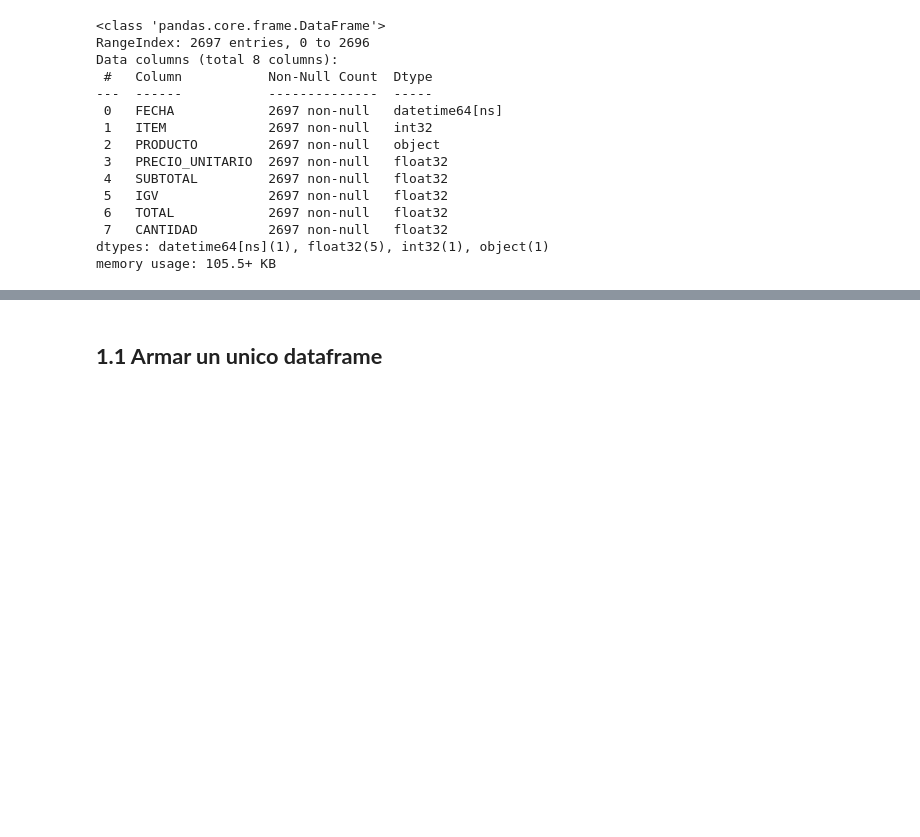
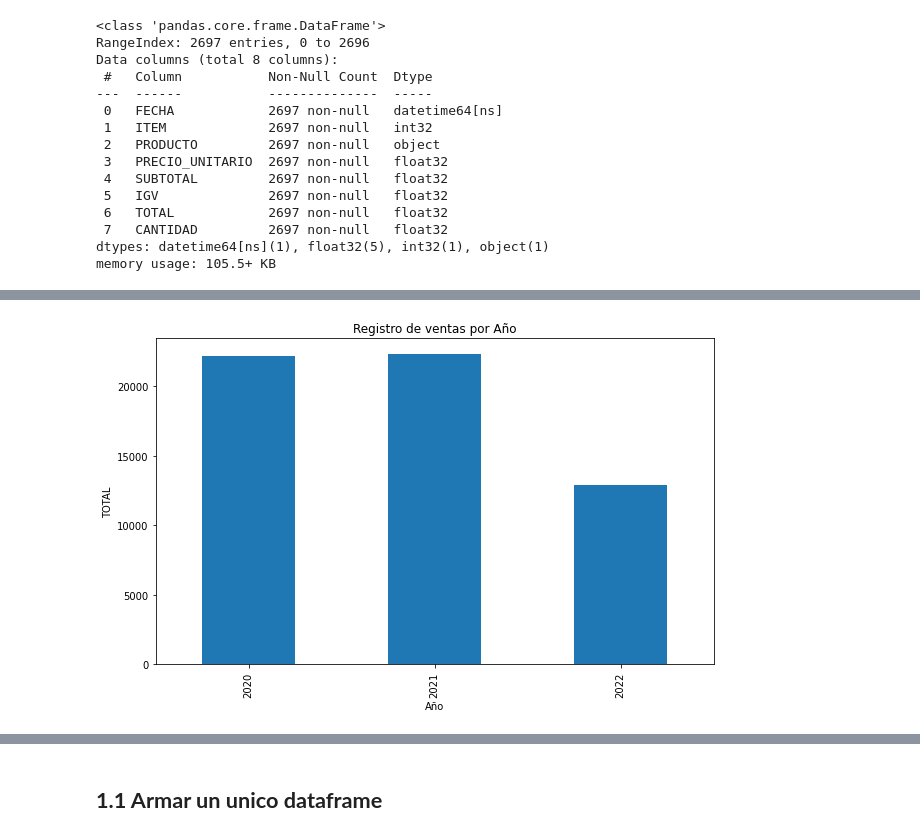
Before and after one commit to rdcn93/UPC_PI2_Model, a Jupyter notebook: UPC_PI2_Modelo.ipynb, the cells around one changed output, grey strips where cells are left out. Cells and saved outputs as stored; diff of their text form; code cells hidden in the pictures; blank space fills up the shorter version.

```diff
--- a/UPC_PI2_Modelo.ipynb
+++ b/UPC_PI2_Modelo.ipynb
@@ -337,0 +364,3 @@ len(data2["YEAR_MES"].unique())
+# %%
+df_cantidad_year = data2.groupby(["YEAR"]).sum()
+df_cantidad_year
@@ -337,0 +373,9 @@ len(data2["YEAR_MES"].unique())
+# %%
+df_cantidad_year["CANTIDAD"].plot.bar(figsize = (10,6))
+plt.title("Registro de ventas por Año")
+plt.xticks(rotation=90)
+plt.xlabel("Año")
+plt.ylabel("TOTAL")
+plt.show()
+# %% [output]
+[figure, added]
```
Also changed, not shown: parts of 48 cells of this notebook.
